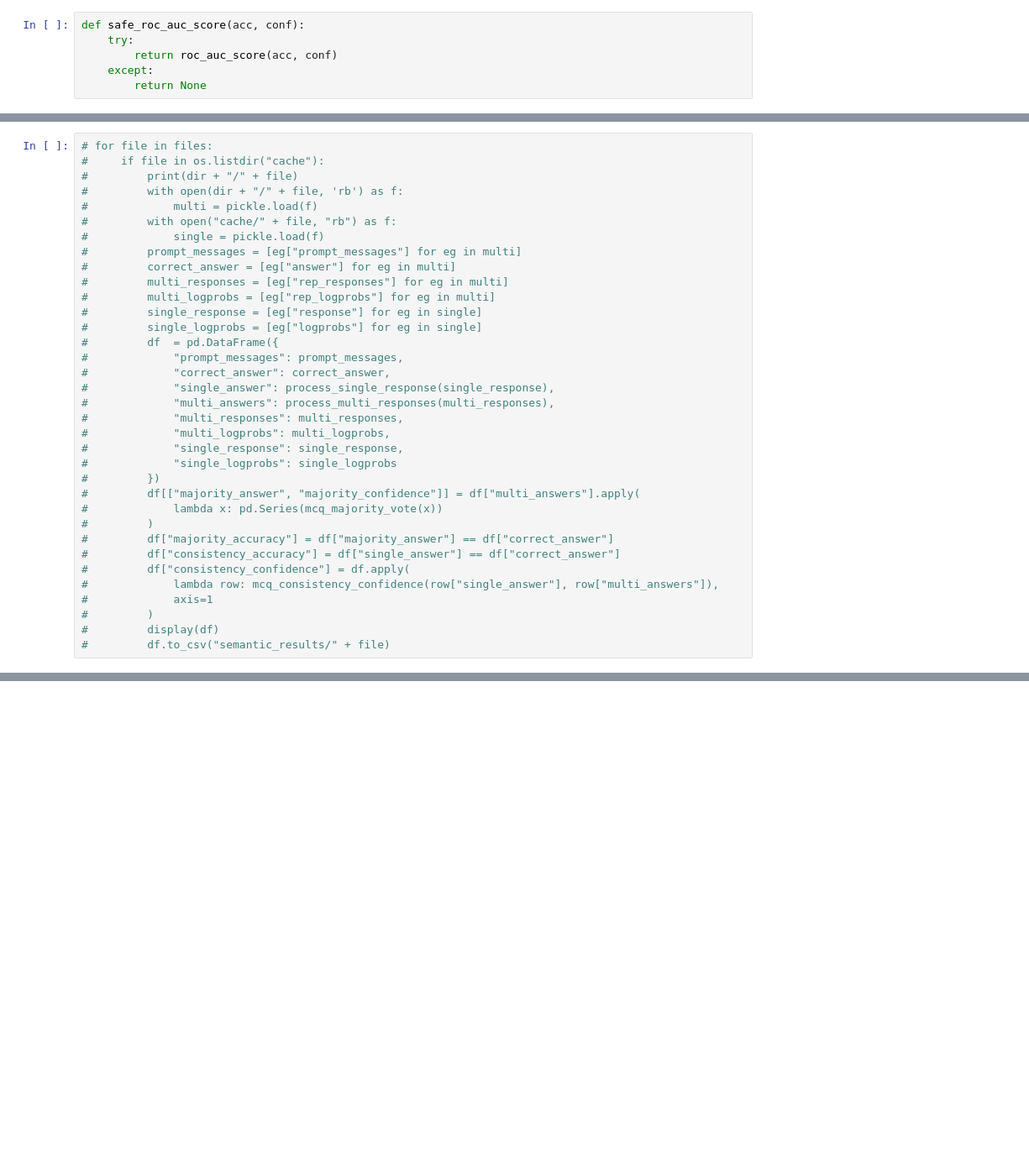
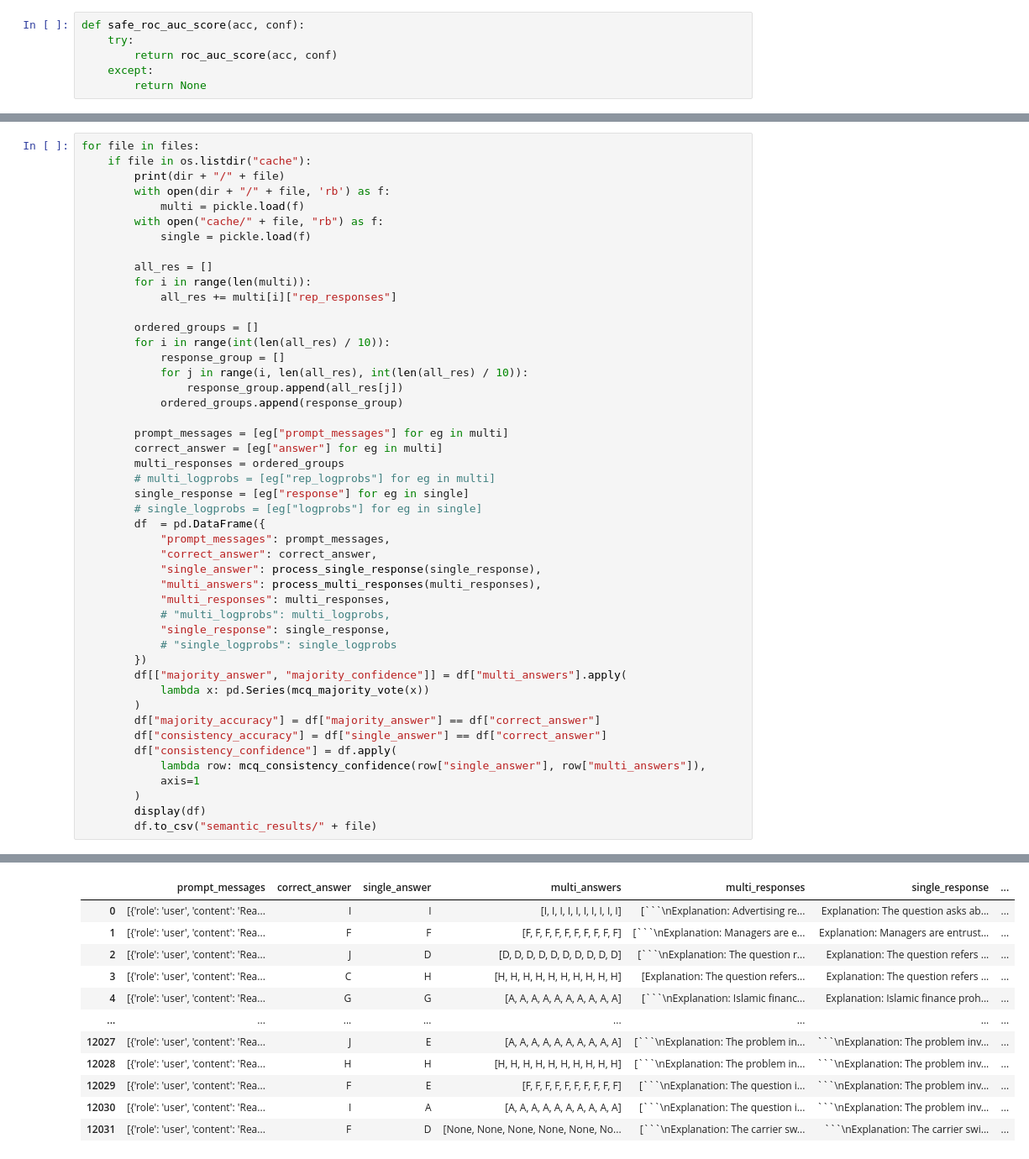
Before and after one commit to Linwei94/LLM-Calibration-Study, a Jupyter notebook: multi_generation_confidence.ipynb, the cells around one changed output, grey strips where cells are left out. Shown: that part at 84% size. Saved outputs shown, nothing was run; the diff lists cells and outputs as text; blank space fills up the shorter version.

Commit message:
remapped multiple responses

````diff
--- a/multi_generation_confidence.ipynb
+++ b/multi_generation_confidence.ipynb
@@ -250,37 +252,50 @@ def mcq_consistency_confidence(first_answer: str, answer_list: list[str]) -> tup
     except:
         return None
 # %%
-# for file in files:
-#     if file in os.listdir("cache"):
-#         print(dir + "/" + file)
-#         with open(dir + "/" + file, 'rb') as f:
-#             multi = pickle.load(f)
-#         with open("cache/" + file, "rb") as f:
-#             single = pickle.load(f)
-#         prompt_messages = [eg["prompt_messages"] for eg in multi]
-#         correct_answer = [eg["answer"] for eg in multi]
-#         multi_responses = [eg["rep_responses"] for eg in multi]
-#         multi_logprobs = [eg["rep_logprobs"] for eg in multi]
-#         single_response = [eg["response"] for eg in single]
-#         single_logprobs = [eg["logprobs"] for eg in single]
-#         df  = pd.DataFrame({
-#             "prompt_messages": prompt_messages,
-#             "correct_answer": correct_answer,
-#             "single_answer": process_single_response(single_response),
-#             "multi_answers": process_multi_responses(multi_responses),
-#             "multi_responses": multi_responses,
-#             "multi_logprobs": multi_logprobs,
-#             "single_response": single_response,
-#             "single_logprobs": single_logprobs
-#         })
-#         df[["majority_answer", "majority_confidence"]] = df["multi_answers"].apply(
-#             lambda x: pd.Series(mcq_majority_vote(x))
-#         )
-#         df["majority_accuracy"] = df["majority_answer"] == df["correct_answer"]
-#         df["consistency_accuracy"] = df["single_answer"] == df["correct_answer"]
-#         df["consistency_confidence"] = df.apply(
-#             lambda row: mcq_consistency_confidence(row["single_answer"], row["multi_answers"]),
-#             axis=1
-#         )
-#         display(df)
-#         df.to_csv("semantic_results/" + file)
+for file in files:
+    if file in os.listdir("cache"):
+        print(dir + "/" + file)
+        with open(dir + "/" + file, 'rb') as f:
+            multi = pickle.load(f)
+        with open("cache/" + file, "rb") as f:
+            single = pickle.load(f)
+
+        all_res = []
+        for i in range(len(multi)):
+            all_res += multi[i]["rep_responses"]
+
+        ordered_groups = []
+        for i in range(int(len(all_res) / 10)):
+            response_group = []
+            for j in range(i, len(all_res), int(len(all_res) / 10)):
+                response_group.append(all_res[j])
+            ordered_groups.append(response_group)
+
+        prompt_messages = [eg["prompt_messages"] for eg in multi]
+        correct_answer = [eg["answer"] for eg in multi]
+        multi_responses = ordered_groups
+        # multi_logprobs = [eg["rep_logprobs"] for eg in multi]
+        single_response = [eg["response"] for eg in single]
+        # single_logprobs = [eg["logprobs"] for eg in single]
+        df  = pd.DataFrame({
+            "prompt_messages": prompt_messages,
+            "correct_answer": correct_answer,
+            "single_answer": process_single_response(single_response),
+            "multi_answers": process_multi_responses(multi_responses),
+            "multi_responses": multi_responses,
+            # "multi_logprobs": multi_logprobs,
+            "single_response": single_response,
+            # "single_logprobs": single_logprobs
+        })
+        df[["majority_answer", "majority_confidence"]] = df["multi_answers"].apply(
+            lambda x: pd.Series(mcq_majority_vote(x))
+        )
+        df["majority_accuracy"] = df["majority_answer"] == df["correct_answer"]
+        df["consistency_accuracy"] = df["single_answer"] == df["correct_answer"]
+        df["consistency_confidence"] = df.apply(
+            lambda row: mcq_consistency_confidence(row["single_answer"], row["multi_answers"]),
+            axis=1
+        )
+        display(df)
+        df.to_csv("semantic_results/" + file)
+# %% [output]
@@ -286,0 +303,12 @@ def mcq_consistency_confidence(first_answer: str, answer_list: list[str]) -> tup
+|  | prompt_messages | correct_answer | single_answer | multi_answers | multi_responses | single_response | ... |
+| 0 | [{'role': 'user', 'content': 'Rea... | I | I | [I, I, I, I, I, I, I, I, I, I] | [```\nExplanation: Advertising re... | Explanation: The question asks ab... | ... |
+| 1 | [{'role': 'user', 'content': 'Rea... | F | F | [F, F, F, F, F, F, F, F, F, F] | [```\nExplanation: Managers are e... | Explanation: Managers are entrust... | ... |
+| 2 | [{'role': 'user', 'content': 'Rea... | J | D | [D, D, D, D, D, D, D, D, D, D] | [```\nExplanation: The question r... | Explanation: The question refers ... | ... |
+| 3 | [{'role': 'user', 'content': 'Rea... | C | H | [H, H, H, H, H, H, H, H, H, H] | [Explanation: The question refers... | Explanation: The question refers ... | ... |
+| 4 | [{'role': 'user', 'content': 'Rea... | G | G | [A, A, A, A, A, A, A, A, A, A] | [```\nExplanation: Islamic financ... | Explanation: Islamic finance proh... | ... |
+| ... | ... | ... | ... | ... | ... | ... | ... |
+| 12027 | [{'role': 'user', 'content': 'Rea... | J | E | [A, A, A, A, A, A, A, A, A, A] | [```\nExplanation: The problem in... | ```\nExplanation: The problem inv... | ... |
+| 12028 | [{'role': 'user', 'content': 'Rea... | H | H | [H, H, H, H, H, H, H, H, H, H] | [```\nExplanation: The problem in... | ```\nExplanation: The problem inv... | ... |
+| 12029 | [{'role': 'user', 'content': 'Rea... | F | E | [F, F, F, F, F, F, F, F, F, F] | [```\nExplanation: The question i... | ```\nExplanation: The problem inv... | ... |
+| 12030 | [{'role': 'user', 'content': 'Rea... | I | A | [A, A, A, A, A, A, A, A, A, A] | [```\nExplanation: The question i... | ```\nExplanation: The problem inv... | ... |
+| 12031 | [{'role': 'user', 'content': 'Rea... | F | D | [None, None, None, None, None, No... | [```\nExplanation: The carrier sw... | ```\nExplanation: The carrier swi... | ... |
````
Also changed, not shown: parts of 3 cells of this notebook, 1 other file.
